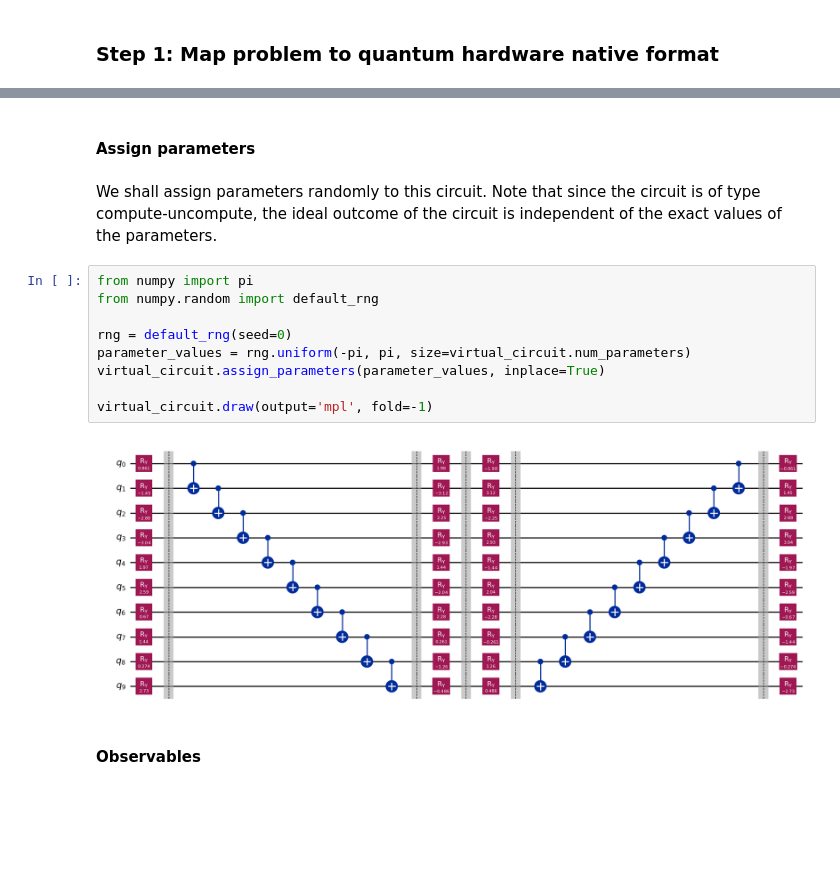
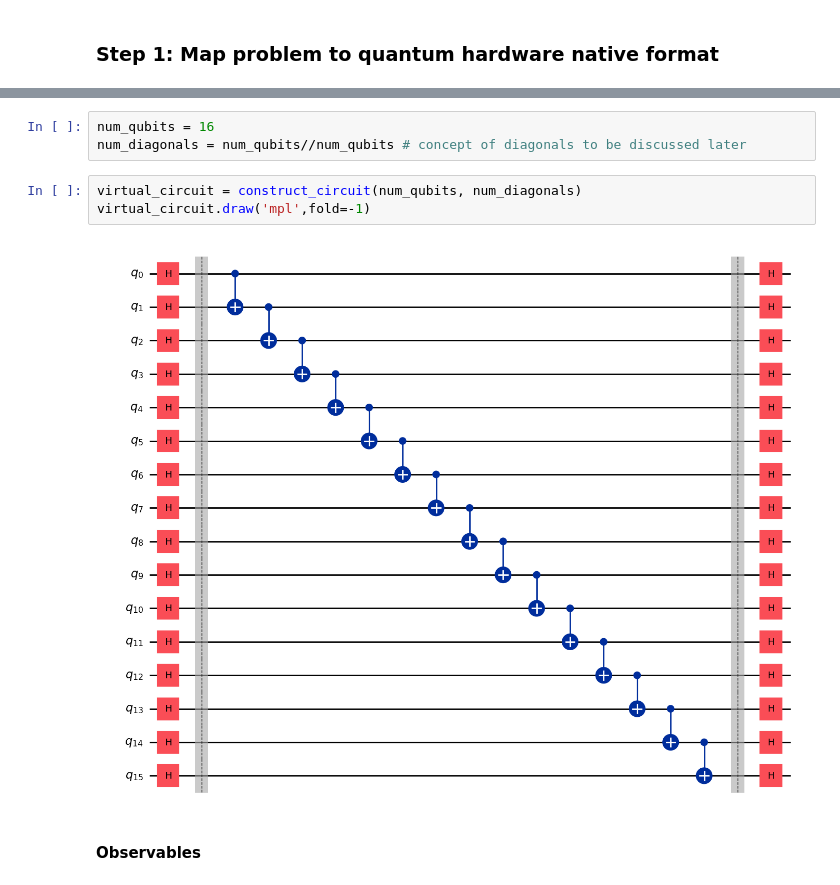
Before and after one commit to IBM-Quantum-Technical-Enablement/quantum-enablement, a Jupyter notebook: docs/challenges/dynamical_decoupling.ipynb, the cells around one changed output, grey strips where cells are left out. Drawn from its saved outputs; the diff is of its cells as text; blank space fills up the shorter version.

```diff
--- a/docs/challenges/dynamical_decoupling.ipynb
+++ b/docs/challenges/dynamical_decoupling.ipynb
@@ -107,18 +91,11 @@ virtual_circuit.draw('mpl',fold=-1)
-# %% [markdown]
-#### Assign parameters
-# %% [markdown]
-We shall assign parameters randomly to this circuit. Note that since the circuit is of type compute-uncompute, the ideal outcome of the circuit is independent of the exact values of the parameters.
-# %%
-from numpy import pi
-from numpy.random import default_rng
-
-rng = default_rng(seed=0)
-parameter_values = rng.uniform(-pi, pi, size=virtual_circuit.num_parameters)
-virtual_circuit.assign_parameters(parameter_values, inplace=True)
-
-virtual_circuit.draw(output='mpl', fold=-1)
-# %% [output]
-[figure, removed]
+# %%
+num_qubits = 16
+num_diagonals = num_qubits//num_qubits # concept of diagonals to be discussed later
+# %%
+virtual_circuit = construct_circuit(num_qubits, num_diagonals)
+virtual_circuit.draw('mpl',fold=-1)
+# %% [output]
+[figure, added]
 # %% [markdown]
 #### Observables
 # %% [markdown]
```
Also changed, not shown: parts of 22 cells of this notebook.
